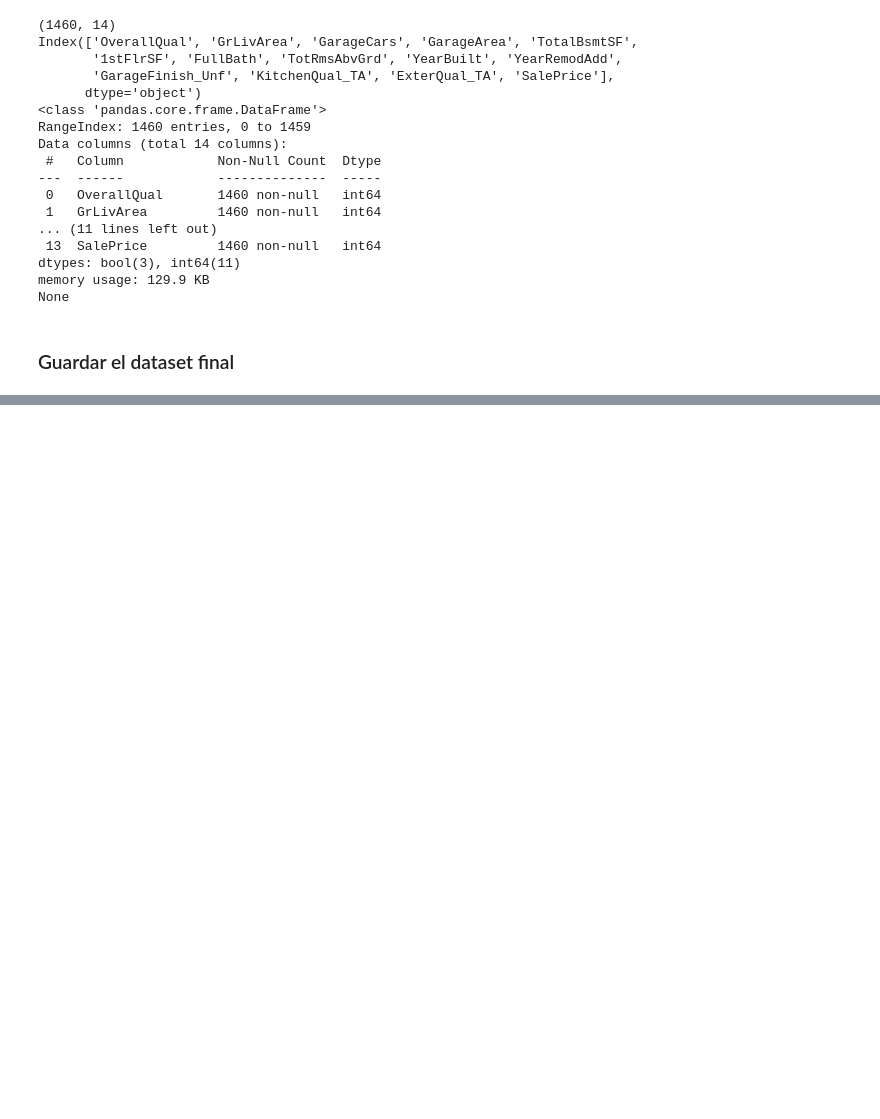
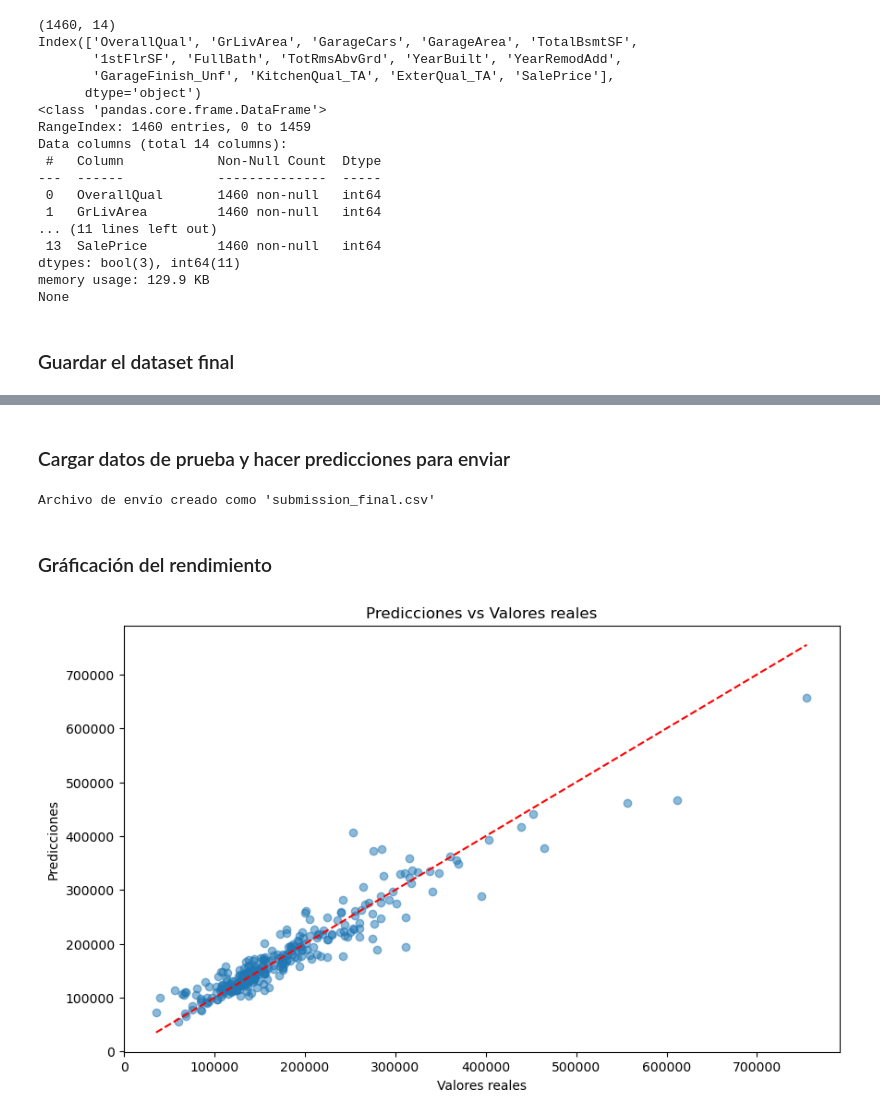
Before and after one commit to BryamDigar/AnaliticaParcial2, a Jupyter notebook: regresion_salePrice.ipynb, the cells around one changed output, grey strips where cells are left out. Cells and saved outputs as stored; diff of their text form; code cells hidden in the pictures; blank space fills up the shorter version.

```diff
--- a/regresion_salePrice.ipynb
+++ b/regresion_salePrice.ipynb
@@ -409,0 +1038,72 @@ house_price_train_final.to_csv('Data/house_price_train_final.csv', index=False)
+# %% [markdown]
+### Cargar datos de prueba y hacer predicciones para enviar
+# %%
+try:
+    # Cargar datos de prueba
+    house_price_test = pd.read_csv('Data/test.csv')
+
+    # Procesar los datos de prueba de la misma manera que los datos de entrenamiento
+
+    # Primero, maneja las columnas que se eliminaron durante el entrenamiento
+    cols_to_drop = ['Id'] + [col for col in house_price_test.columns if col not in X.columns and col != 'Id']
+    house_price_test_processed = house_price_test.drop(columns=cols_to_drop, errors='ignore')
+
+    # Manejar valores faltantes en columnas numéricas
+    for col in house_price_test_processed.select_dtypes(include=['float64', 'int64']).columns:
+        if house_price_test_processed[col].isna().sum() > 0:
+            # Usar la mediana para imputar valores numéricos faltantes
+            house_price_test_processed[col] = house_price_test_processed[col].fillna(house_price_test_processed[col].median())
+
+    # Manejar valores faltantes en columnas categóricas
+    for col in house_price_test_processed.select_dtypes(include=['object']).columns:
+        if house_price_test_processed[col].isna().sum() > 0:
+            # Usar el modo para imputar valores categóricos faltantes
+            house_price_test_processed[col] = house_price_test_processed[col].fillna(house_price_test_processed[col].mode()[0])
+
+    # Codificar variables categóricas
+    house_price_test_encoded = pd.get_dummies(house_price_test_processed, drop_first=True)
+
+    # Asegurar que el conjunto de prueba tenga las mismas columnas que el de entrenamiento
+    for col in X.columns:
+        if col not in house_price_test_encoded.columns:
+            house_price_test_encoded[col] = 0
+
+    # Mantener solo las columnas utilizadas en el entrenamiento
+    house_price_test_final = house_price_test_encoded[X.columns]
+
+    # Verificar que no hay valores NaN
+    assert not house_price_test_final.isna().any().any(), "Aún hay valores NaN en los datos procesados"
+
+    # Escalar los datos
+    house_price_test_scaled = scaler.transform(house_price_test_final)
+
+    # Hacer predicciones
+    test_predictions = final_model.predict(house_price_test_scaled)
+
+    # Crear el formato de envío
+    submission = pd.DataFrame({
+        'Id': house_price_test['Id'],
+        'SalePrice': test_predictions
+    })
+
+    # Guardar el archivo de envío
+    submission.to_csv('submission_final.csv', index=False)
+    print("\nArchivo de envío creado como 'submission_final.csv'")
+except Exception as e:
+    print(f"\nNo se pudieron generar predicciones para el conjunto de prueba: {e}")
+    print("Nota: Para generar predicciones, asegúrate de que los datos de prueba estén preprocesados correctamente.")
+# %% [output]
+Archivo de envío creado como 'submission_final.csv'
+# %% [markdown]
+### Gráficación del rendimiento
+# %%
+plt.figure(figsize=(10, 6))
+plt.scatter(y_test, y_pred, alpha=0.5)
+plt.plot([y_test.min(), y_test.max()], [y_test.min(), y_test.max()], 'r--')
+plt.xlabel('Valores reales')
+plt.ylabel('Predicciones')
+plt.title('Predicciones vs Valores reales')
+plt.savefig('predicciones_vs_reales.png')
+plt.show()
+# %% [output]
+[figure, added]
```
Also changed, not shown: parts of 55 cells of this notebook.
